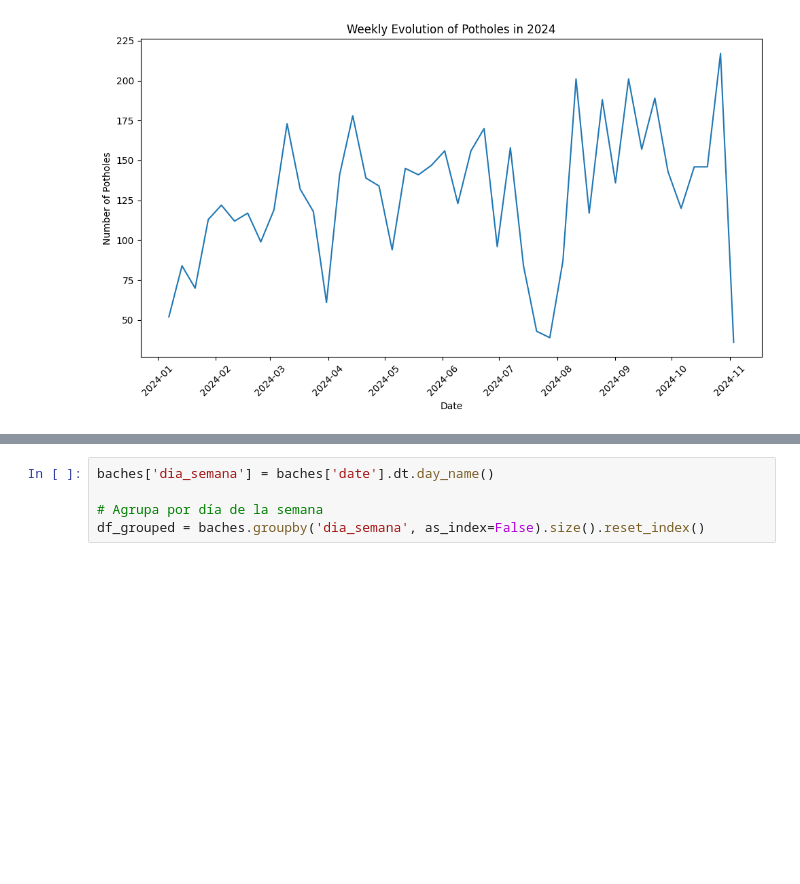
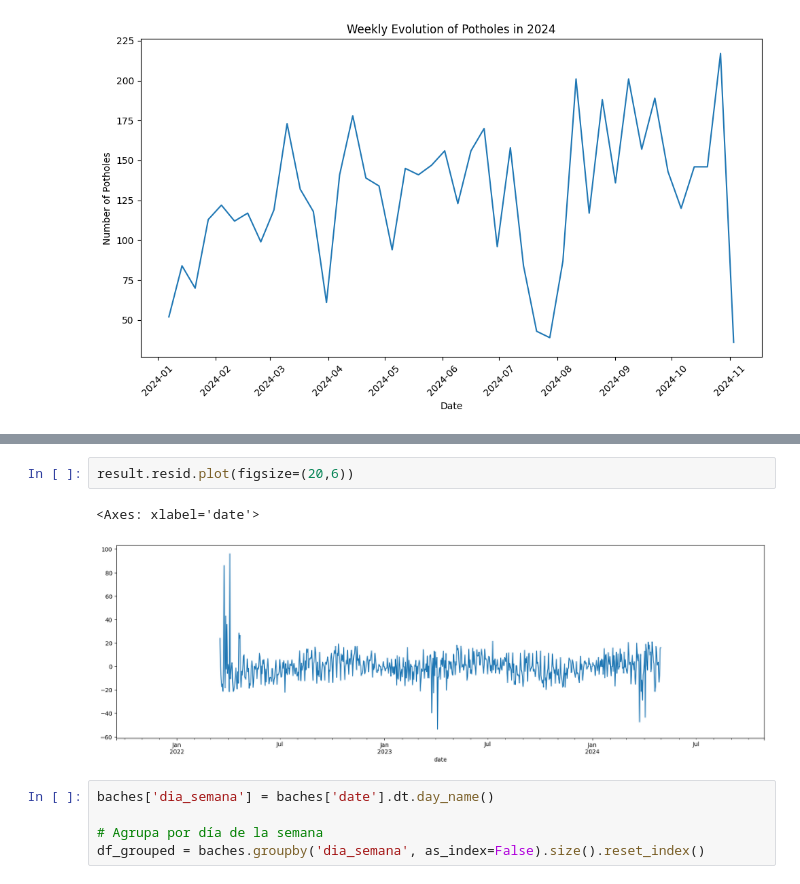
Before and after one commit to BSM-Analytics/proyecto-baches-hmo, a Jupyter notebook: notebooks/3.3_jmsd_an_exp_series_tiempo.ipynb, the cells around one changed output, grey strips where cells are left out. Cells and saved outputs as stored; diff of their text form; blank space fills up the shorter version.

```diff
--- a/notebooks/3.3_jmsd_an_exp_series_tiempo.ipynb
+++ b/notebooks/3.3_jmsd_an_exp_series_tiempo.ipynb
@@ -177,3 +182,8 @@ plt.show()
+# %%
+result.resid.plot(figsize=(20,6))
+# %% [output]
+<Axes: xlabel='date'>
+[figure, added]
 # %%
 baches['dia_semana'] = baches['date'].dt.day_name()
 
```
Also changed, not shown: parts of 6 cells of this notebook.
